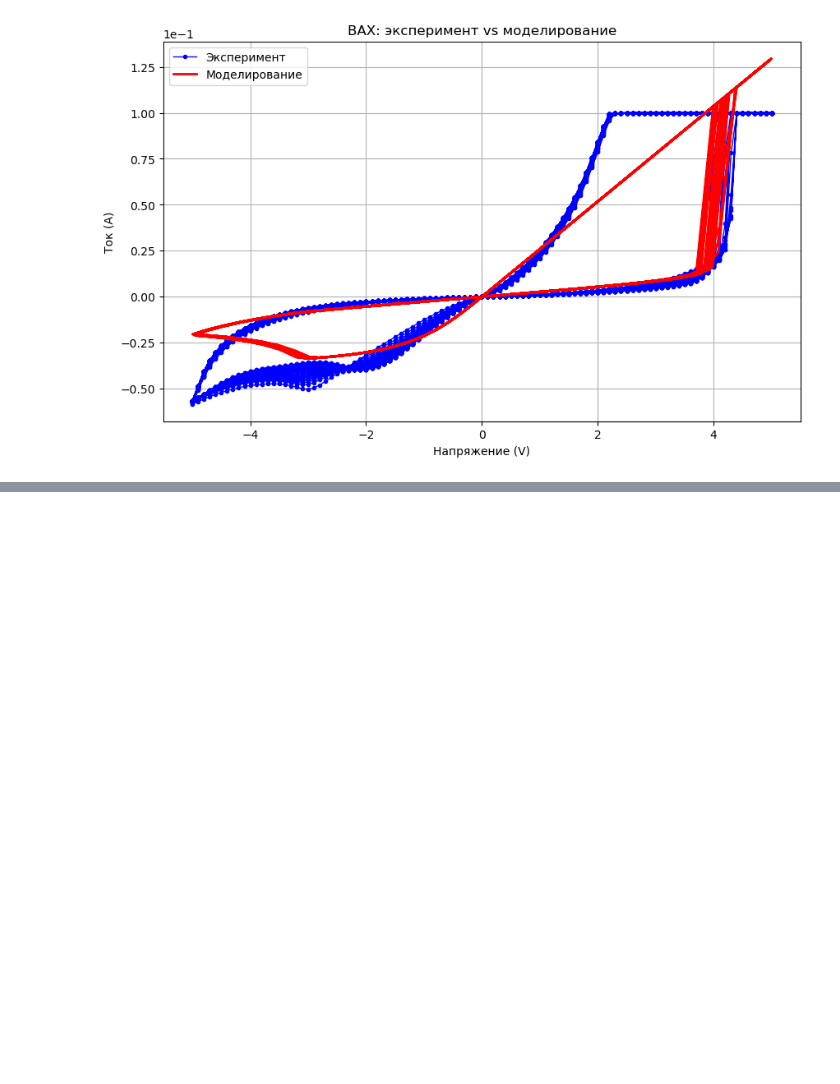
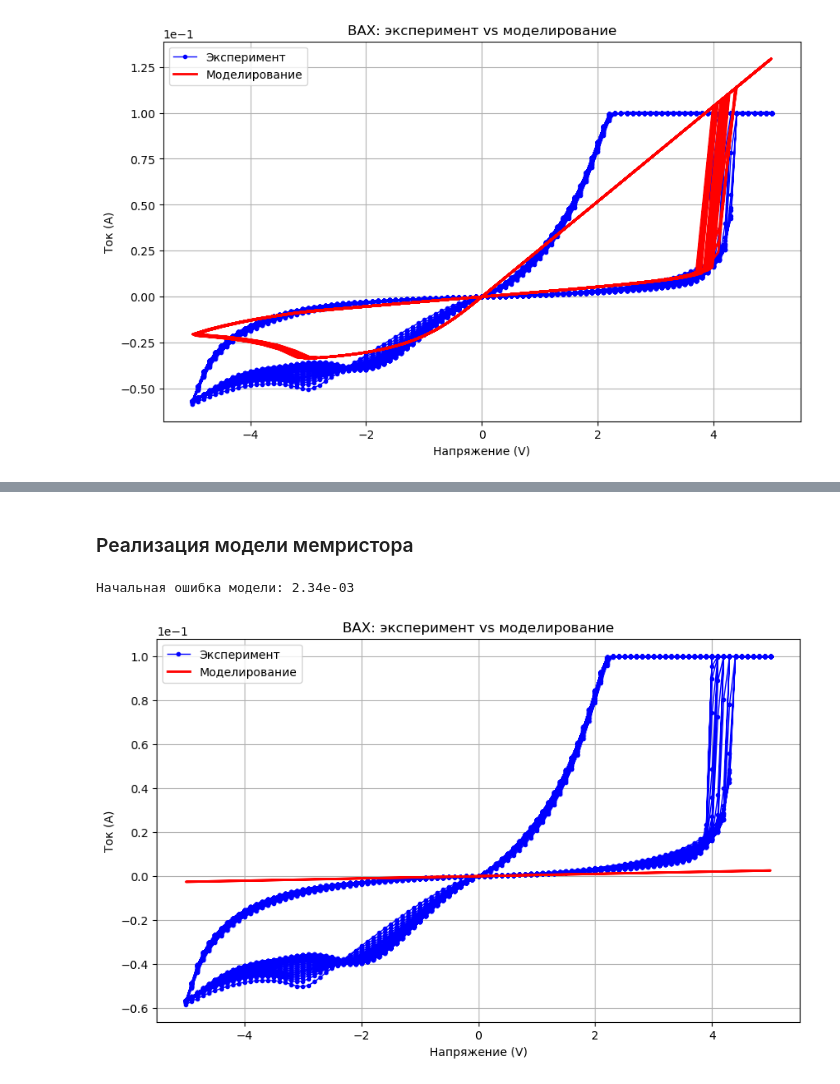
Before and after one commit to kazantseva2/neuromorphic-networks-2025, a Jupyter notebook: lab1/lab1.ipynb, the cells around one changed output, grey strips where cells are left out. Drawn from its saved outputs; the diff is of its cells as text; code cells hidden in the pictures; blank space fills up the shorter version.

```diff
--- a/lab1/lab1.ipynb
+++ b/lab1/lab1.ipynb
@@ -25,0 +49,2 @@ plt.show()
+# %% [markdown]
+### Реализация модели мемристора
@@ -25,0 +215,20 @@ plt.show()
+# %%
+model = MemristorModel(df_exp, steps=5000)
+initial_error = model.objective_function()
+print(f"\nНачальная ошибка модели: {initial_error:.2e}")
+# %% [output]
+Начальная ошибка модели: 2.34e-03
+# %%
+# График ВАХ
+plt.figure(figsize=(10, 6))
+plt.plot(df_exp['v'], df_exp['c'], 'bo-', linewidth=1, markersize=3, label='Эксперимент')
+plt.plot(model.V_grid, model.get_I_solution(), 'r-', linewidth=2, label='Моделирование')
+plt.xlabel('Напряжение (V)')
+plt.ylabel('Ток (A)')
+plt.title('ВАХ: эксперимент vs моделирование')
+plt.grid(True)
+plt.ticklabel_format(axis='y', style='sci', scilimits=(0,0))
+plt.legend()
+plt.show()
+# %% [output]
+[figure, added]
```
Also changed, not shown: parts of 18 cells of this notebook, 1 other file.
